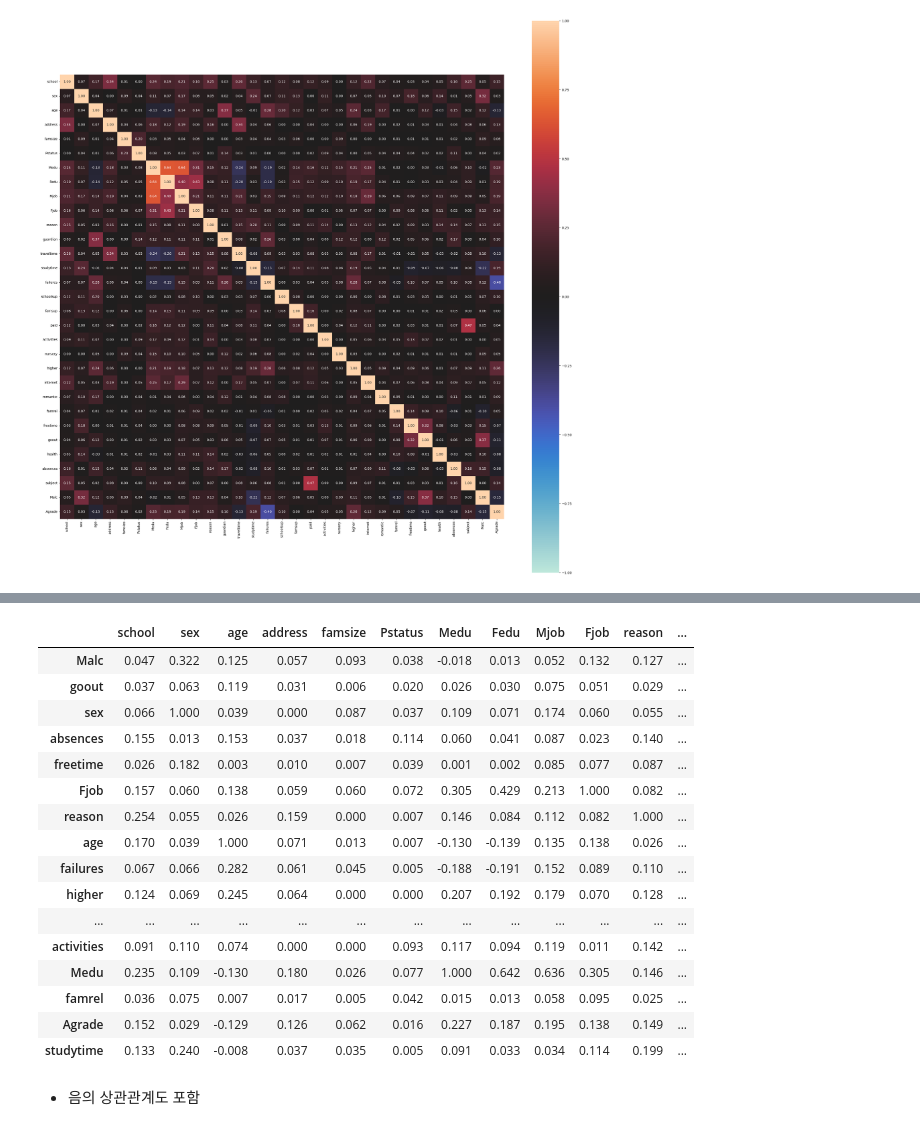
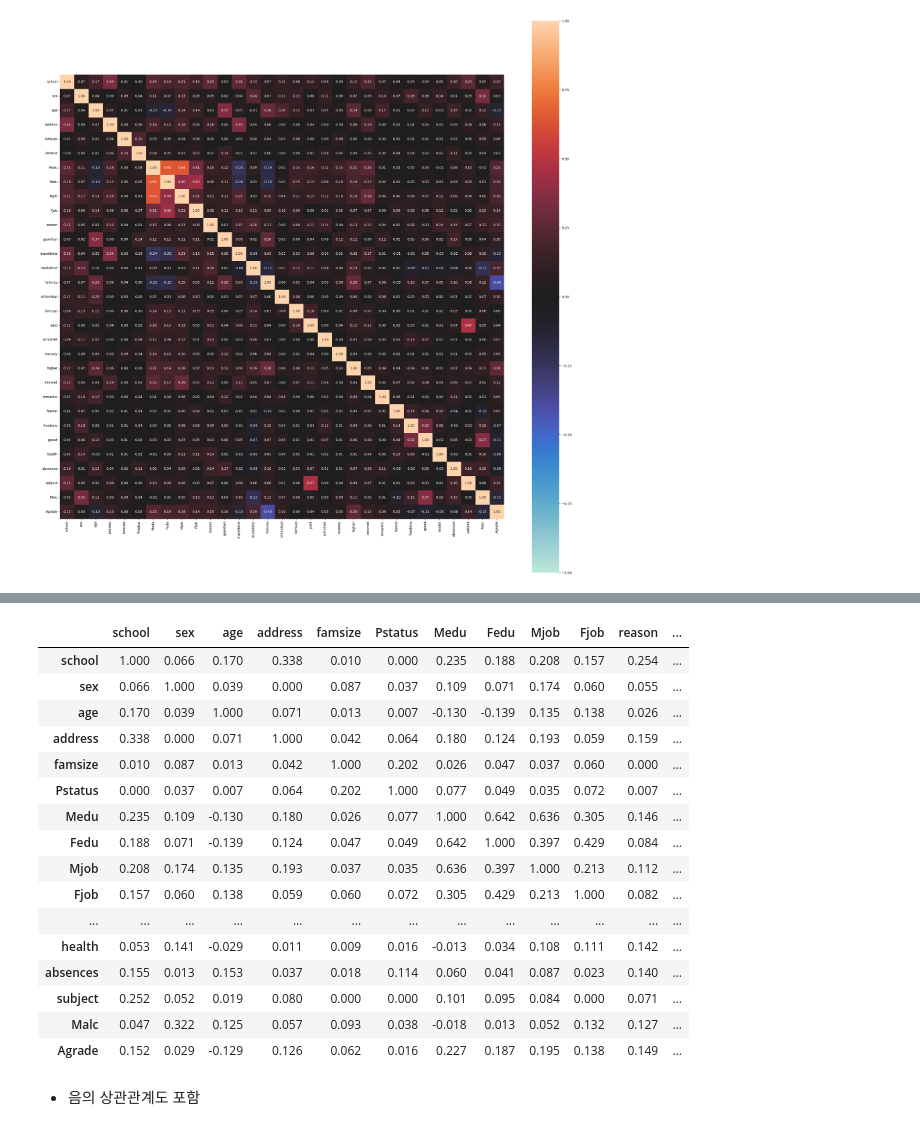
Before and after one commit to yong-again/hakcerton, a Jupyter notebook: code/LYJ/eda.ipynb, the cells around one changed output, grey strips where cells are left out. Saved outputs shown, nothing was run; the diff lists cells and outputs as text; code cells hidden in the pictures.

```diff
--- a/code/LYJ/eda.ipynb
+++ b/code/LYJ/eda.ipynb
@@ -244,4 +326,2 @@ corr_df = complete_correlation['corr'].sort_values(by='Malc', ascending=False)
 # %%
 px.bar(corr_df, x='Malc')
-# %%
-complete_correlation = associations(concat_df, filename='./corr_png/concat_corr2.png', figsize=(30, 30))
@@ -250,22 +328,22 @@ complete_correlation = associations(concat_df, filename='./corr_png/concat_corr2
 # %%
-complete_correlation['corr'].sort_values(by='Malc', ascending=False).style.background_gradient(cmap='coolwarm', axis=None).set_precision(3)
+complete_correlation['corr'].style.background_gradient(cmap='coolwarm', axis=None).set_precision(3)
 # %% [output]
 |  | school | sex | age | address | famsize | Pstatus | Medu | Fedu | Mjob | Fjob | reason | ... |
+| school | 1.000 | 0.066 | 0.170 | 0.338 | 0.010 | 0.000 | 0.235 | 0.188 | 0.208 | 0.157 | 0.254 | ... |
+| sex | 0.066 | 1.000 | 0.039 | 0.000 | 0.087 | 0.037 | 0.109 | 0.071 | 0.174 | 0.060 | 0.055 | ... |
+| age | 0.170 | 0.039 | 1.000 | 0.071 | 0.013 | 0.007 | -0.130 | -0.139 | 0.135 | 0.138 | 0.026 | ... |
+| address | 0.338 | 0.000 | 0.071 | 1.000 | 0.042 | 0.064 | 0.180 | 0.124 | 0.193 | 0.059 | 0.159 | ... |
+| famsize | 0.010 | 0.087 | 0.013 | 0.042 | 1.000 | 0.202 | 0.026 | 0.047 | 0.037 | 0.060 | 0.000 | ... |
+| Pstatus | 0.000 | 0.037 | 0.007 | 0.064 | 0.202 | 1.000 | 0.077 | 0.049 | 0.035 | 0.072 | 0.007 | ... |
+| Medu | 0.235 | 0.109 | -0.130 | 0.180 | 0.026 | 0.077 | 1.000 | 0.642 | 0.636 | 0.305 | 0.146 | ... |
+| Fedu | 0.188 | 0.071 | -0.139 | 0.124 | 0.047 | 0.049 | 0.642 | 1.000 | 0.397 | 0.429 | 0.084 | ... |
+| Mjob | 0.208 | 0.174 | 0.135 | 0.193 | 0.037 | 0.035 | 0.636 | 0.397 | 1.000 | 0.213 | 0.112 | ... |
+| Fjob | 0.157 | 0.060 | 0.138 | 0.059 | 0.060 | 0.072 | 0.305 | 0.429 | 0.213 | 1.000 | 0.082 | ... |
+| ... | ... | ... | ... | ... | ... | ... | ... | ... | ... | ... | ... | ... |
+| health | 0.053 | 0.141 | -0.029 | 0.011 | 0.009 | 0.016 | -0.013 | 0.034 | 0.108 | 0.111 | 0.142 | ... |
+| absences | 0.155 | 0.013 | 0.153 | 0.037 | 0.018 | 0.114 | 0.060 | 0.041 | 0.087 | 0.023 | 0.140 | ... |
+| subject | 0.252 | 0.052 | 0.019 | 0.080 | 0.000 | 0.000 | 0.101 | 0.095 | 0.084 | 0.000 | 0.071 | ... |
 | Malc | 0.047 | 0.322 | 0.125 | 0.057 | 0.093 | 0.038 | -0.018 | 0.013 | 0.052 | 0.132 | 0.127 | ... |
-| goout | 0.037 | 0.063 | 0.119 | 0.031 | 0.006 | 0.020 | 0.026 | 0.030 | 0.075 | 0.051 | 0.029 | ... |
-| sex | 0.066 | 1.000 | 0.039 | 0.000 | 0.087 | 0.037 | 0.109 | 0.071 | 0.174 | 0.060 | 0.055 | ... |
-| absences | 0.155 | 0.013 | 0.153 | 0.037 | 0.018 | 0.114 | 0.060 | 0.041 | 0.087 | 0.023 | 0.140 | ... |
-| freetime | 0.026 | 0.182 | 0.003 | 0.010 | 0.007 | 0.039 | 0.001 | 0.002 | 0.085 | 0.077 | 0.087 | ... |
-| Fjob | 0.157 | 0.060 | 0.138 | 0.059 | 0.060 | 0.072 | 0.305 | 0.429 | 0.213 | 1.000 | 0.082 | ... |
-| reason | 0.254 | 0.055 | 0.026 | 0.159 | 0.000 | 0.007 | 0.146 | 0.084 | 0.112 | 0.082 | 1.000 | ... |
-| age | 0.170 | 0.039 | 1.000 | 0.071 | 0.013 | 0.007 | -0.130 | -0.139 | 0.135 | 0.138 | 0.026 | ... |
-| failures | 0.067 | 0.066 | 0.282 | 0.061 | 0.045 | 0.005 | -0.188 | -0.191 | 0.152 | 0.089 | 0.110 | ... |
-| higher | 0.124 | 0.069 | 0.245 | 0.064 | 0.000 | 0.000 | 0.207 | 0.192 | 0.179 | 0.070 | 0.128 | ... |
-| ... | ... | ... | ... | ... | ... | ... | ... | ... | ... | ... | ... | ... |
-| activities | 0.091 | 0.110 | 0.074 | 0.000 | 0.000 | 0.093 | 0.117 | 0.094 | 0.119 | 0.011 | 0.142 | ... |
-| Medu | 0.235 | 0.109 | -0.130 | 0.180 | 0.026 | 0.077 | 1.000 | 0.642 | 0.636 | 0.305 | 0.146 | ... |
-| famrel | 0.036 | 0.075 | 0.007 | 0.017 | 0.005 | 0.042 | 0.015 | 0.013 | 0.058 | 0.095 | 0.025 | ... |
 | Agrade | 0.152 | 0.029 | -0.129 | 0.126 | 0.062 | 0.016 | 0.227 | 0.187 | 0.195 | 0.138 | 0.149 | ... |
-| studytime | 0.133 | 0.240 | -0.008 | 0.037 | 0.035 | 0.005 | 0.091 | 0.033 | 0.034 | 0.114 | 0.199 | ... |
 # %%
 px.bar(corr_df, x='Malc')
```
Also changed, not shown: parts of 82 cells of this notebook, 2 other files.
